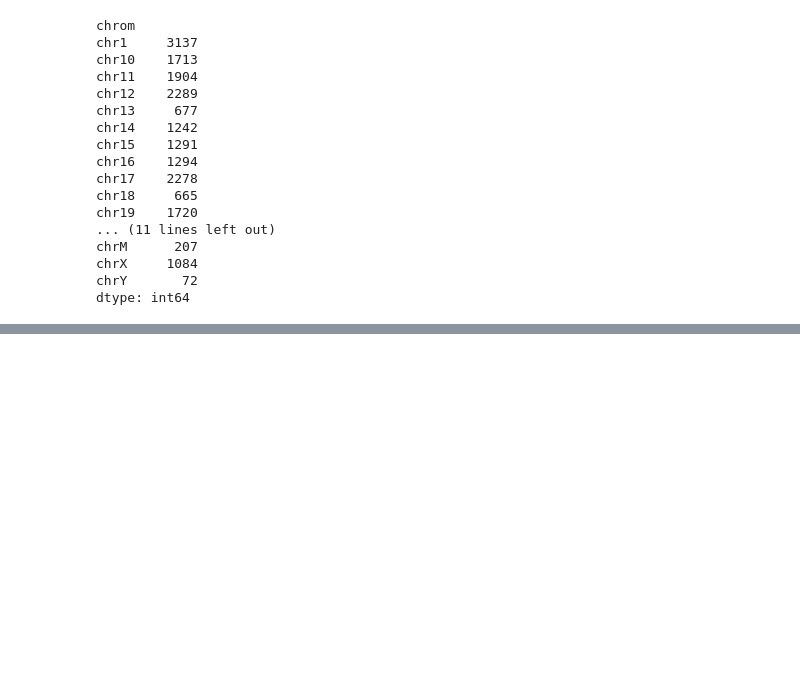
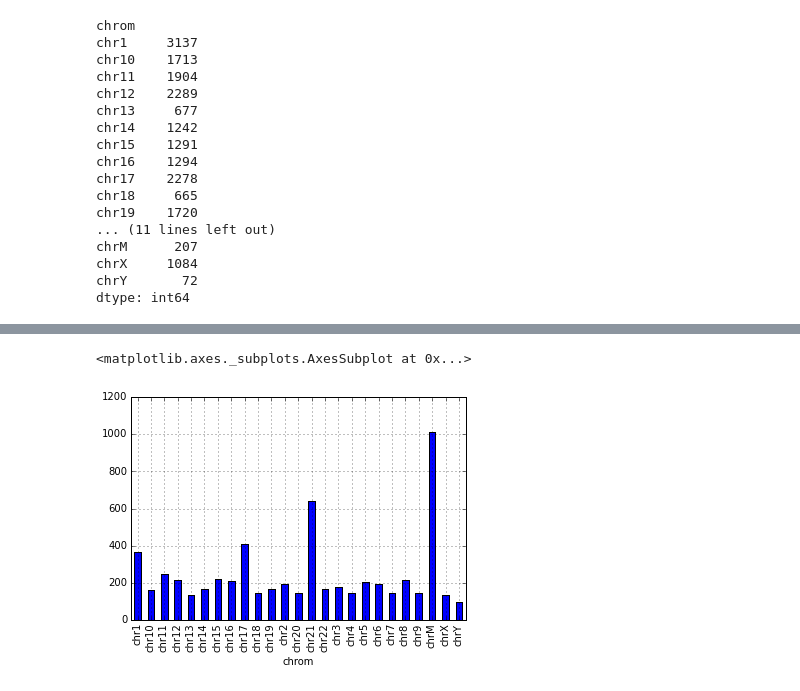
Before and after one commit to Duke-GCB/SciComp-Materials, a Jupyter notebook: python-part-04.ipynb, the cells around one changed output, grey strips where cells are left out. Saved outputs shown, nothing was run; the diff lists cells and outputs as text; code cells hidden in the pictures; blank space fills up the shorter version.

```diff
--- a/python-part-04.ipynb
+++ b/python-part-04.ipynb
@@ -240,0 +205,5 @@ b
+# %%
+by_chrom.chromSpan.max().plot(kind='bar')
+# %% [output]
+<matplotlib.axes._subplots.AxesSubplot at 0x...>
+[figure, added]
```
Also changed, not shown: parts of 20 cells of this notebook.
